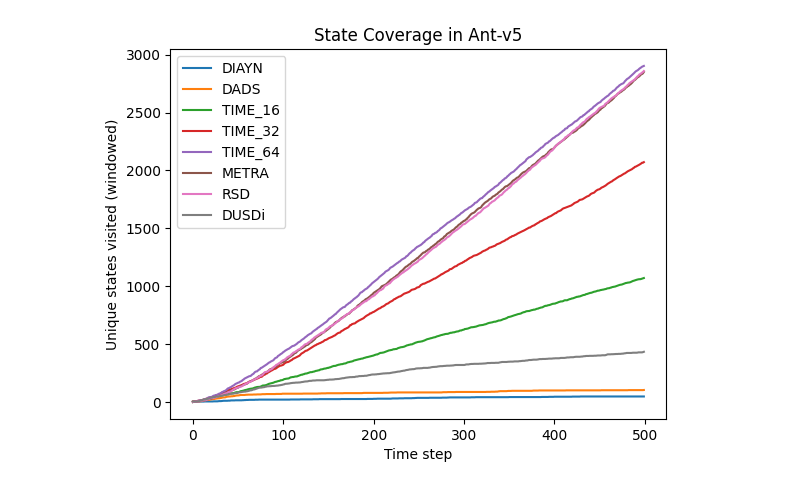
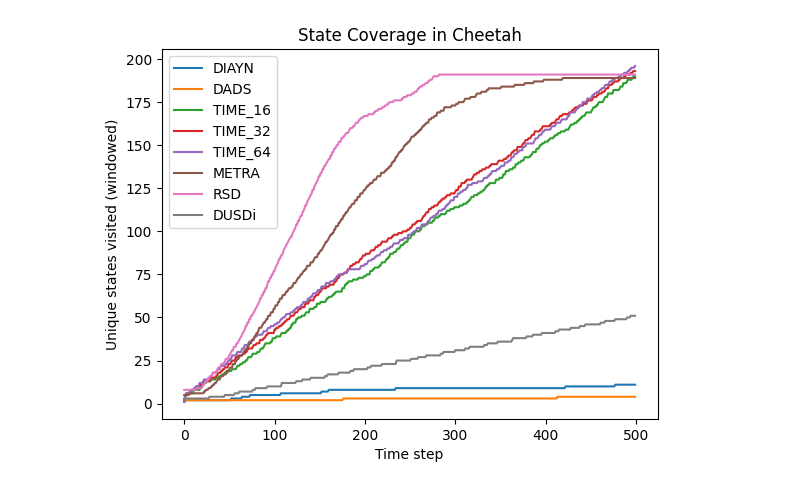
Before and after one commit to trinhminh11/TIME, a Jupyter notebook: metrics.ipynb, the cells around one changed output. Saved outputs shown, nothing was run; the diff lists cells and outputs as text; code cells hidden in the pictures.

Commit message:
update metrics data

```diff
--- a/metrics.ipynb
+++ b/metrics.ipynb
@@ -73,4 +74,4 @@ metrics.plot_x_y_explore_metrics("DIAYN", "Humanoid", x_lim=(-10, 10), y_lim=(-1
 # %%
-metrics.plot_state_coverage_from_env('Ant-v5', window_size=1)
+metrics.plot_state_coverage_from_env('Cheetah', window_size=1)
 # %% [output]
-[figure, old version]
+[figure, new version]
```
Also changed, not shown: parts of 2 cells of this notebook, 2 other files.
